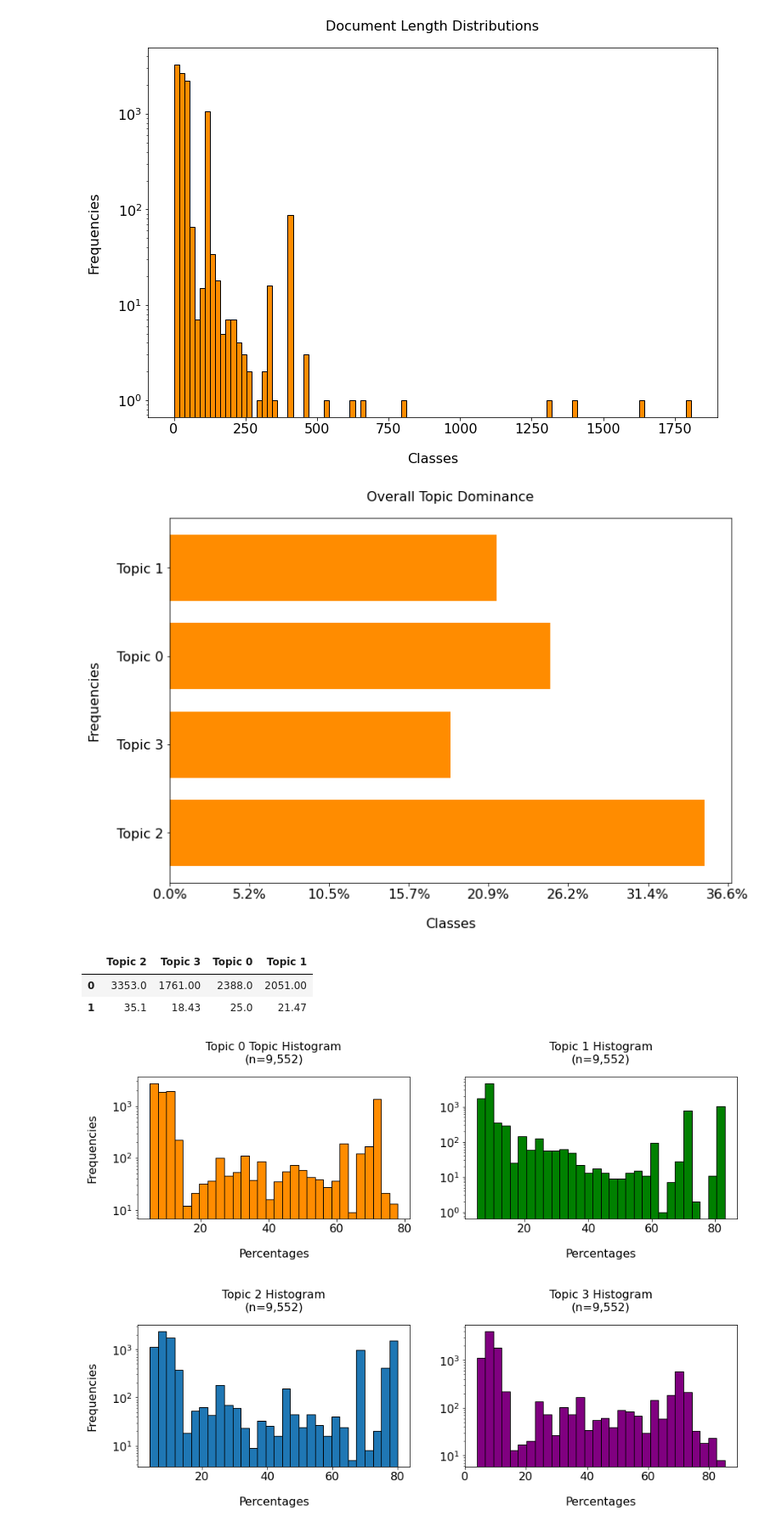
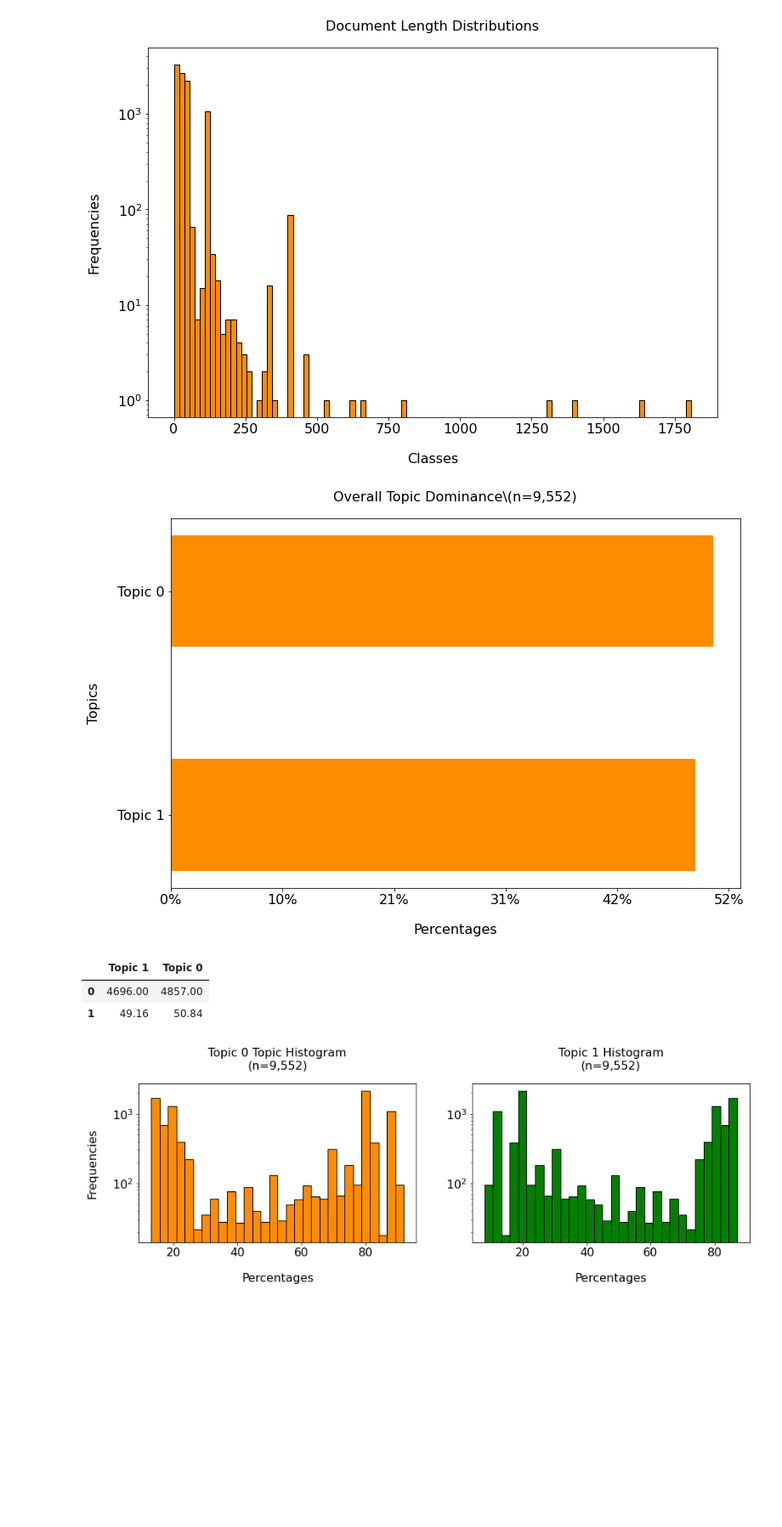
Before and after one commit to Elang89/hf-evolution, a Jupyter notebook: notebooks/dataset_topics.ipynb, the cells around one changed output. Shown at 85% size. Cells and saved outputs as stored; diff of their text form; code cells hidden in the pictures; blank space fills up the shorter version.

```diff
--- a/notebooks/dataset_topics.ipynb
+++ b/notebooks/dataset_topics.ipynb
@@ -48,6 +53,8 @@ stop_words = set(nltk.corpus.stopwords.words("english"))
 # %%
 conn = create_engine('postgresql://root:password@localhost:5432/hf')
 # %%
-df = pd.read_sql_query("""SELECT DISTINCT ON (commit_hash) commit_message
+df = pd.read_sql_query("""SELECT DISTINCT ON (commit_hash) commit_message, commit_timestamp
     FROM hf_commits""", con=conn)
+
+df["commit_timestamp"] = pd.DatetimeIndex(df["commit_timestamp"]).to_period("M")
 # %%
@@ -68,19 +83,8 @@ vocab = vect.get_feature_names_out()
 # %%
 search_params = {"n_components": [2, 3, 4, 5, 10, 15, 20], "learning_decay": [0.5, 0.7, 0.9]}
 
-lda = LatentDirichletAllocation(
-    batch_size=128,
-    learning_method="online",
-    max_iter=10, n_jobs=1,
-    evaluate_every=1,
-    random_state=42
-)
+model = perform_grid_search(search_params, vect_text)
 
-model = GridSearchCV(cv=None, error_score="raise",
-                    estimator=lda, param_grid=search_params)
-model.fit(vect_text)
-
-best_lda_model = model.best_estimator_
 print(f"Best Parameters: {model.best_params_}")
 print(f"Best Log Likelihood Score: {model.best_score_}")
 # %% [output]
@@ -140,13 +146,13 @@ ax2.tick_params(axis="both", labelsize=fontsize)
 # %%
-lda_4_model = LatentDirichletAllocation(
-    n_components=4,
+lda_best_model = LatentDirichletAllocation(
+    n_components=2,
     learning_method="online",
     max_iter=10,
     n_jobs=1,
     evaluate_every=1,
-    learning_decay=0.7,
+    learning_decay=0.9,
     random_state=42
 )
 
-lda_4_topics = lda_4_model.fit_transform(vect_text)
+lda_best_topics = lda_best_model.fit_transform(vect_text)
 # %%
@@ -179,8 +185,8 @@ document_matrix
 # %%
 document_matrix = extract_dominant_topics(
-    lda_4_model,
+    lda_best_model,
     df["commit_message"].to_list(),
-    lda_4_topics
+    lda_best_topics
 )
 # %%
 document_matrix
@@ -241,60 +241,46 @@ fig, ax = plt.subplots(ncols=1, nrows=1, figsize=(12, 8))
 
 df_topic_categories, labels, values = create_cat_dataframe(document_matrix, document_matrix.shape[0])
 
-ax.set_title("Overall Topic Dominance", fontsize=fontsize, pad=pad)
-ax.set_xlabel("Classes", fontsize=fontsize, labelpad=pad)
-ax.set_ylabel("Frequencies", fontsize=fontsize, labelpad=pad)
+ax.set_title("Overall Topic Dominance\(n=9,552)", fontsize=fontsize, pad=pad)
+ax.set_xlabel("Percentages", fontsize=fontsize, labelpad=pad)
+ax.set_ylabel("Topics", fontsize=fontsize, labelpad=pad)
 ax.tick_params(axis="both", labelsize=fontsize)
-ax.barh(labels, values, color="darkorange", height=0.75)
+ax.barh(labels, values, color="darkorange", height=0.5)
 ax.xaxis.set_major_formatter(mtick.PercentFormatter(xmax=9553))
 
 fig.savefig("plots/RQ2/RQ2_TopicFrequencies", dpi=400, bbox_inches="tight")
 # %% [output]
-[figure, old version]
+[figure, new version]
 # %%
 df_topic_categories
 # %% [output]
-|  | Topic 2 | Topic 3 | Topic 0 | Topic 1 |
-| 0 | 3353.0 | 1761.00 | 2388.0 | 2051.00 |
-| 1 | 35.1 | 18.43 | 25.0 | 21.47 |
+|  | Topic 1 | Topic 0 |
+| 0 | 4696.00 | 4857.00 |
+| 1 | 49.16 | 50.84 |
 # %%
 fontsize = 16
 pad = 20
-fig, ((ax1, ax2), (ax3, ax4)) = plt.subplots(ncols=2, nrows=2, figsize=(15, 10))
+fig, (ax1, ax2) = plt.subplots(ncols=2, nrows=1, figsize=(15, 4))
 
-plt.subplots_adjust(hspace=0.75)
 
 ax1.set_title("Topic 0 Topic Histogram\n(n=9,552)", fontsize=fontsize, pad=20)
 ax1.set_xlabel("Percentages", fontsize=fontsize, labelpad=pad)
 ax1.set_ylabel("Frequencies", fontsize=fontsize, labelpad=pad)
 ax1.tick_params(axis="both", labelsize=fontsize)
 ax1.set_yscale("log")
 ax1.hist(document_matrix["Topic 0"], bins=30, edgecolor="black",  color="darkorange")
 
 ax2.set_title("Topic 1 Histogram\n(n=9,552)", fontsize=fontsize, pad=20)
 ax2.set_xlabel("Percentages", fontsize=fontsize, labelpad=pad)
 ax2.set_ylabel("")
 ax2.tick_params(axis="both", labelsize=fontsize)
 ax2.set_yscale("log")
 ax2.hist(document_matrix["Topic 1"], bins=30, edgecolor="black", color="green")
 
-ax3.set_title("Topic 2 Histogram\n(n=9,552)", fontsize=fontsize, pad=20)
-ax3.set_xlabel("Percentages", fontsize=fontsize, labelpad=pad)
-ax3.set_ylabel("Frequencies", fontsize=fontsize, labelpad=pad)
-ax3.tick_params(axis="both", labelsize=fontsize)
-ax3.set_yscale("log")
-ax3.hist(document_matrix["Topic 2"], bins=30, edgecolor="black", color="tab:blue")
-
-ax4.set_title("Topic 3 Histogram\n(n=9,552)", fontsize=fontsize, pad=20)
-ax4.set_xlabel("Percentages", fontsize=fontsize, labelpad=pad)
-ax4.set_ylabel("")
-ax4.tick_params(axis="both", labelsize=fontsize)
-ax4.set_yscale("log")
-ax4.hist(document_matrix["Topic 3"], bins=30, edgecolor="black", color="purple")
 
 fig.savefig("plots/RQ2/RQ2_Topic_Hists.png", dpi=400, bbox_inches="tight")
 # %% [output]
-[figure, old version]
+[figure, new version]
 # %%
 fontsize = 16
 pad = 20
```
Also changed, not shown: parts of 11 cells of this notebook, 11 other files.
